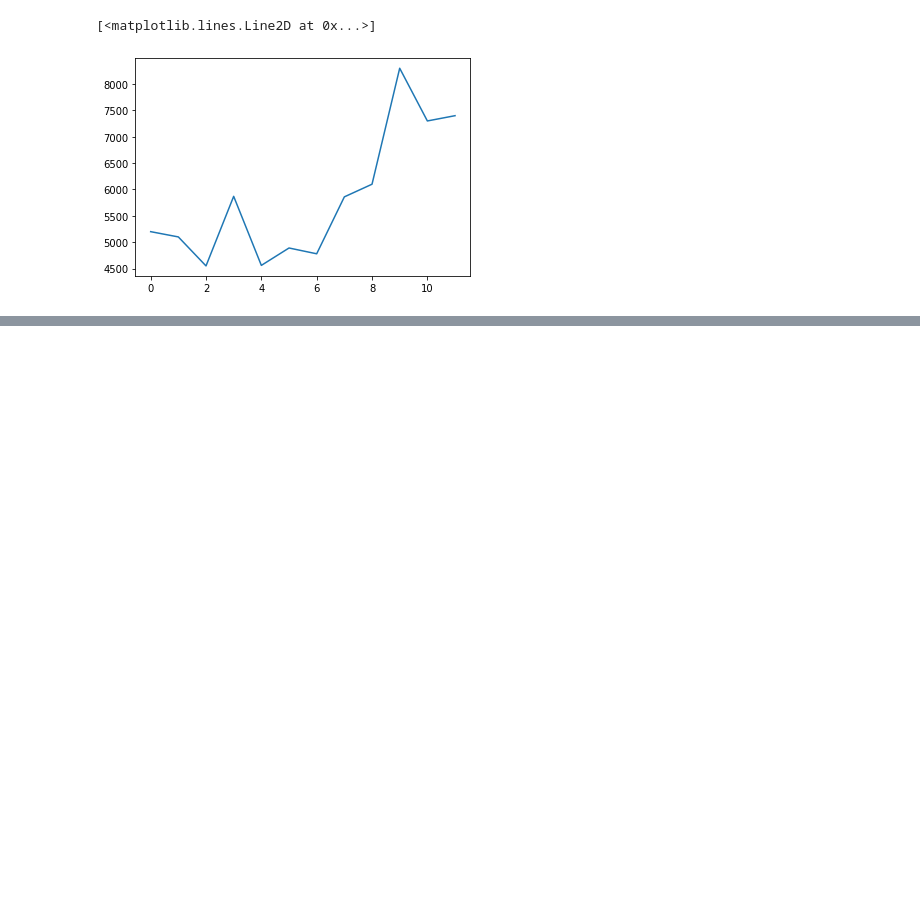
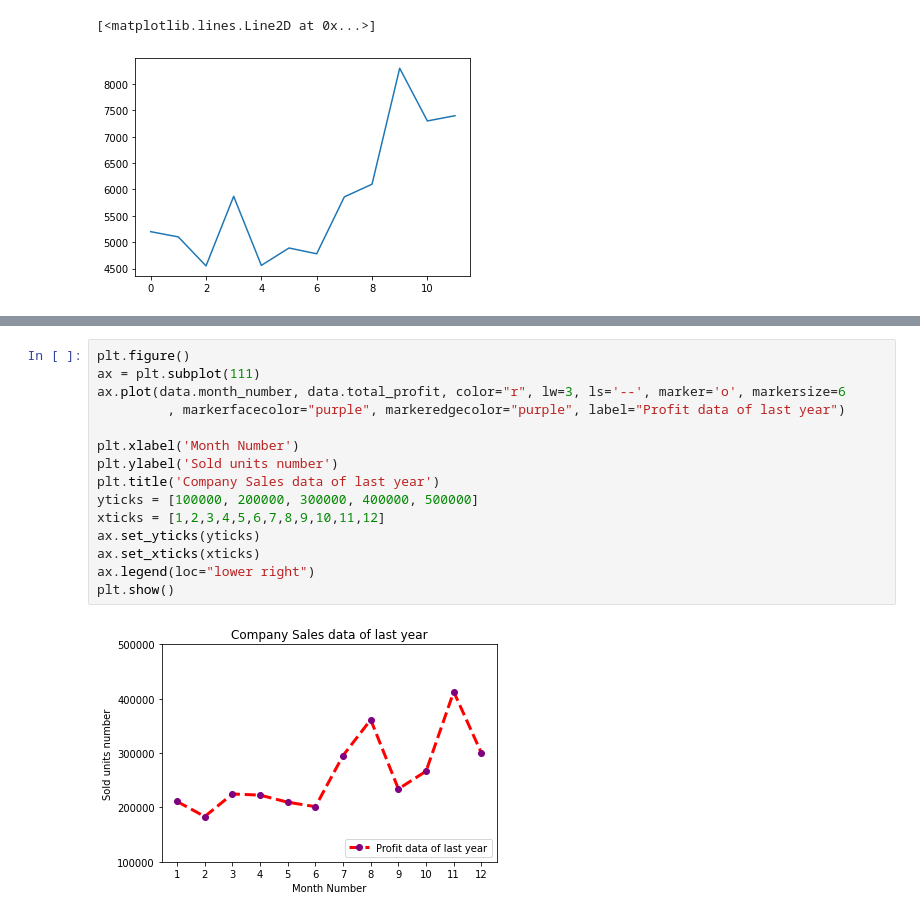
Before and after one commit to trenklem/DataScience21, a Jupyter notebook: Block_1/Assignments/1_MatplotLib.ipynb, the cells around one changed output, grey strips where cells are left out. Cells and saved outputs as stored; diff of their text form; blank space fills up the shorter version.

```diff
--- a/Block_1/Assignments/1_MatplotLib.ipynb
+++ b/Block_1/Assignments/1_MatplotLib.ipynb
@@ -55,6 +66,23 @@ Generated line plot must include following Style properties:
 
 ### The result should look something like this:
 <img src="IMG/2.png" width=400>
+# %%
+plt.figure()
+ax = plt.subplot(111)
+ax.plot(data.month_number, data.total_profit, color="r", lw=3, ls='--', marker='o', markersize=6
+         , markerfacecolor="purple", markeredgecolor="purple", label="Profit data of last year")
+
+plt.xlabel('Month Number')
+plt.ylabel('Sold units number')
+plt.title('Company Sales data of last year')
+yticks = [100000, 200000, 300000, 400000, 500000]
+xticks = [1,2,3,4,5,6,7,8,9,10,11,12]
+ax.set_yticks(yticks)
+ax.set_xticks(xticks)
+ax.legend(loc="lower right")
+plt.show()
+# %% [output]
+[figure, added]
 # %% [markdown]
 ## Exercise 3
 Read all product sales data and show it  using a multiline plot
```
Also changed, not shown: parts of 6 cells of this notebook.
